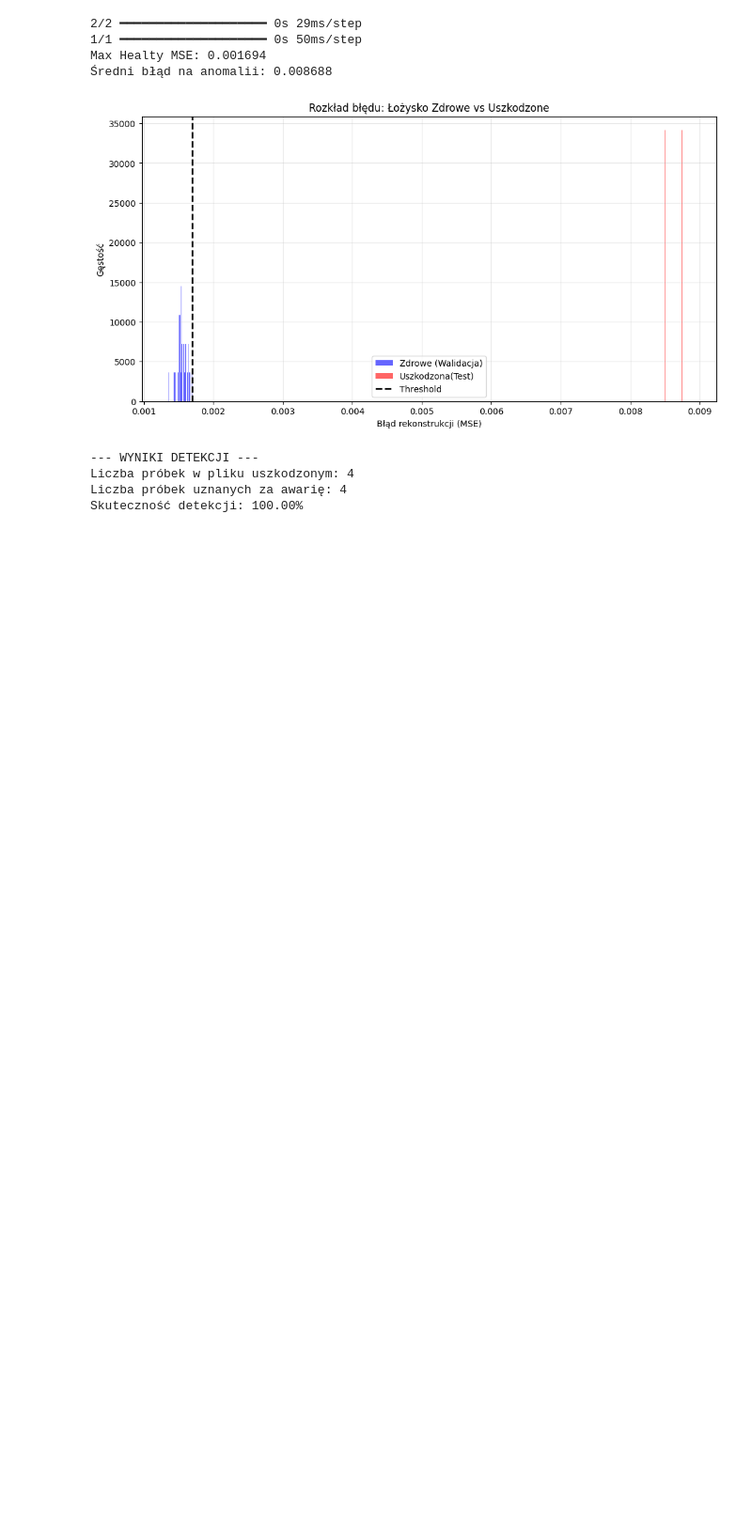
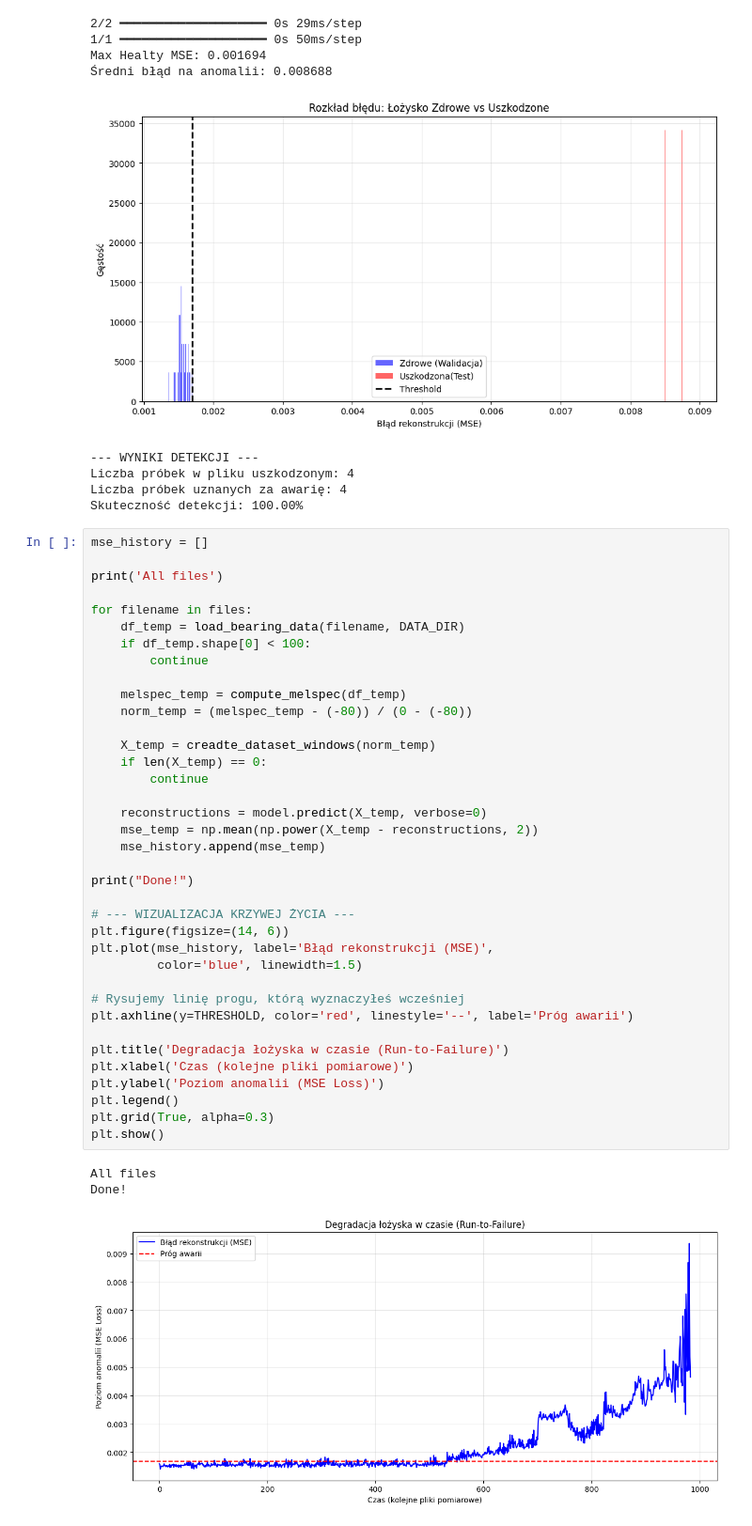
Before and after one commit to kwerulik/EchoGuard, a Jupyter notebook: notebooks/02_model_training.ipynb, the cells around one changed output. Shown at 94% size. Saved outputs shown, nothing was run; the diff lists cells and outputs as text; blank space fills up the shorter version.

Commit message:
Morking model

```diff
--- a/notebooks/02_model_training.ipynb
+++ b/notebooks/02_model_training.ipynb
@@ -218,3 +218,44 @@ Max Healty MSE: 0.001694
 Liczba próbek w pliku uszkodzonym: 4
 Liczba próbek uznanych za awarię: 4
 Skuteczność detekcji: 100.00%
+# %%
+mse_history = []
+
+print('All files')
+
+for filename in files:
+    df_temp = load_bearing_data(filename, DATA_DIR)
+    if df_temp.shape[0] < 100:
+        continue
+
+    melspec_temp = compute_melspec(df_temp)
+    norm_temp = (melspec_temp - (-80)) / (0 - (-80))
+
+    X_temp = creadte_dataset_windows(norm_temp)
+    if len(X_temp) == 0:
+        continue
+
+    reconstructions = model.predict(X_temp, verbose=0)
+    mse_temp = np.mean(np.power(X_temp - reconstructions, 2))
+    mse_history.append(mse_temp)
+
+print("Done!")
+
+# --- WIZUALIZACJA KRZYWEJ ŻYCIA ---
+plt.figure(figsize=(14, 6))
+plt.plot(mse_history, label='Błąd rekonstrukcji (MSE)',
+         color='blue', linewidth=1.5)
+
+# Rysujemy linię progu, którą wyznaczyłeś wcześniej
+plt.axhline(y=THRESHOLD, color='red', linestyle='--', label='Próg awarii')
+
+plt.title('Degradacja łożyska w czasie (Run-to-Failure)')
+plt.xlabel('Czas (kolejne pliki pomiarowe)')
+plt.ylabel('Poziom anomalii (MSE Loss)')
+plt.legend()
+plt.grid(True, alpha=0.3)
+plt.show()
+# %% [output]
+All files
+Done!
+[figure, added]
```
